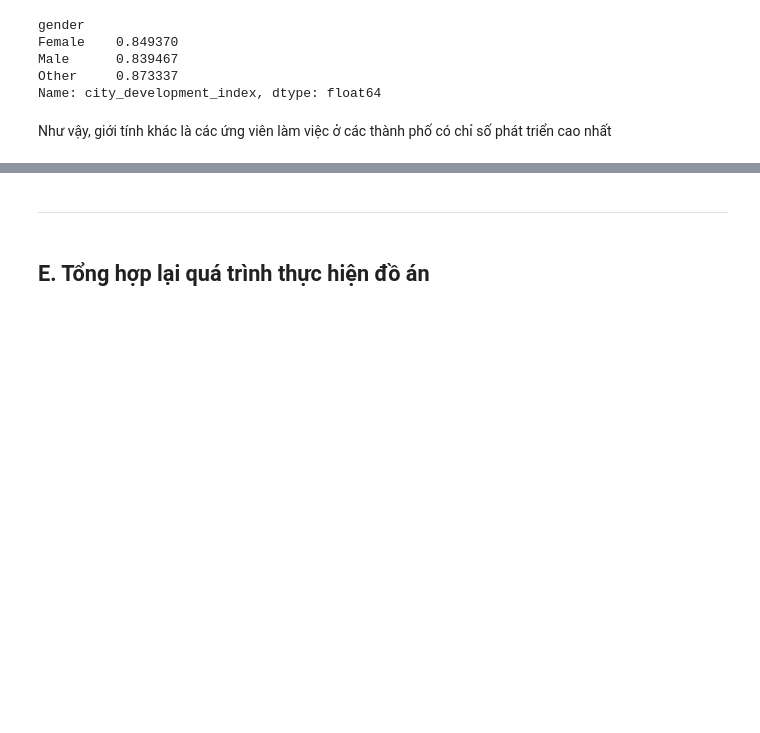
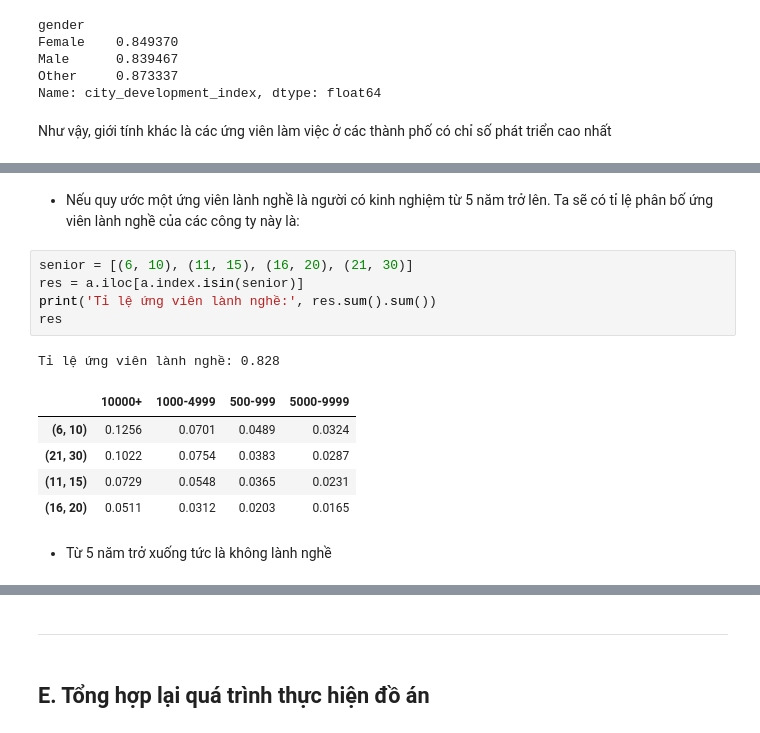
Before and after one commit to tuandat-github/P4DS-FInal-Project, a Jupyter notebook: Final Project P4DS.ipynb, the cells around one changed output, grey strips where cells are left out. Drawn from its saved outputs; the diff is of its cells as text; blank space fills up the shorter version.

```diff
--- a/Final Project P4DS.ipynb
+++ b/Final Project P4DS.ipynb
@@ -526,0 +626,16 @@ Như vậy, giới tính khác là các ứng viên làm việc ở các thành
+# %% [markdown]
+- Nếu quy ước một ứng viên lành nghề là người có kinh nghiệm từ 5 năm trở lên. Ta sẽ có tỉ lệ phân bố ứng viên lành nghề của các công ty này là:
+# %%
+senior = [(6, 10), (11, 15), (16, 20), (21, 30)]
+res = a.iloc[a.index.isin(senior)]
+print('Tỉ lệ ứng viên lành nghề:', res.sum().sum())
+res
+# %% [output]
+Tỉ lệ ứng viên lành nghề: 0.828
+|  | 10000+ | 1000-4999 | 500-999 | 5000-9999 |
+| (6, 10) | 0.1256 | 0.0701 | 0.0489 | 0.0324 |
+| (21, 30) | 0.1022 | 0.0754 | 0.0383 | 0.0287 |
+| (11, 15) | 0.0729 | 0.0548 | 0.0365 | 0.0231 |
+| (16, 20) | 0.0511 | 0.0312 | 0.0203 | 0.0165 |
+# %% [markdown]
+- Từ 5 năm trở xuống tức là không lành nghề
```
Also changed, not shown: parts of 51 cells of this notebook.
